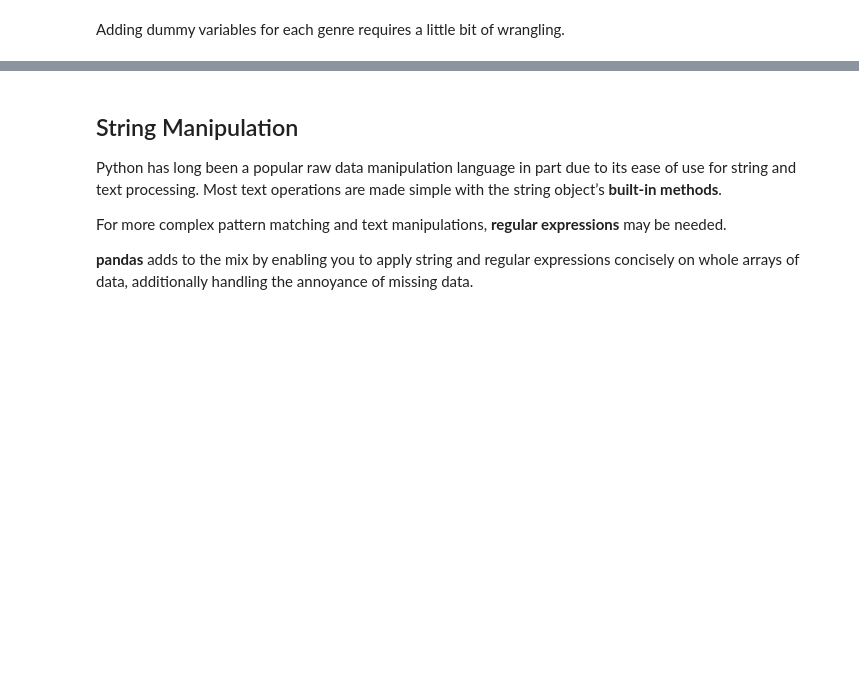
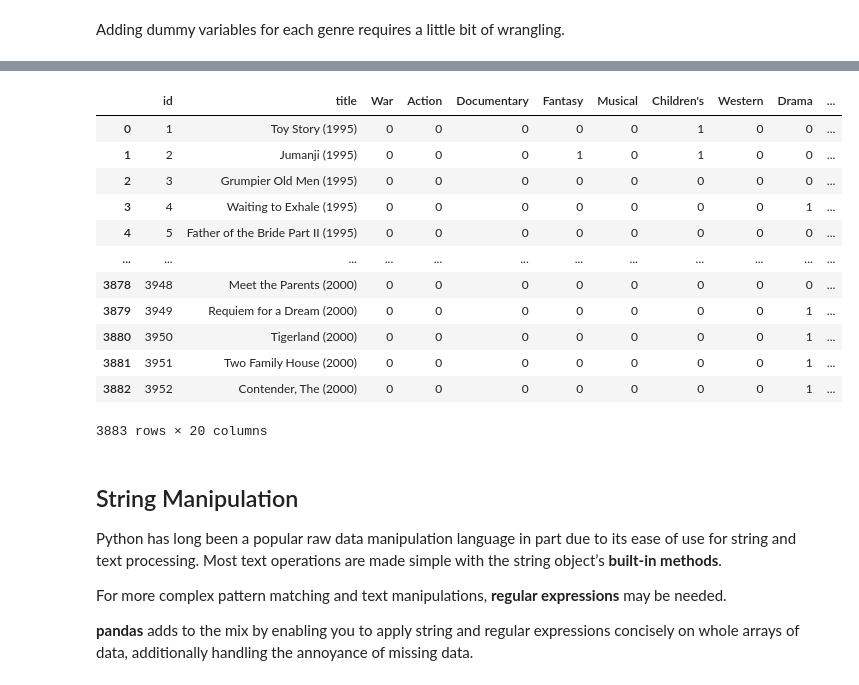
Before and after one commit to OmarInCS/data-analysis-visulization-python, a Jupyter notebook: week2/day2/lesson-7-data-cleaning.ipynb, the cells around one changed output, grey strips where cells are left out. Drawn from its saved outputs; the diff is of its cells as text; code cells hidden in the pictures; blank space fills up the shorter version.

```diff
--- a/week2/day2/lesson-7-data-cleaning.ipynb
+++ b/week2/day2/lesson-7-data-cleaning.ipynb
@@ -73,5 +207,20 @@ Adding dummy variables for each genre requires a little bit of wrangling.
 # %%
 # join the DataFrames 'movies' and 'dummies', then display the first row
+movies.join(dummies).drop(columns="genre")
+# %% [output]
+|  | id | title | War | Action | Documentary | Fantasy | Musical | Children's | Western | Drama | ... |
+| 0 | 1 | Toy Story (1995) | 0 | 0 | 0 | 0 | 0 | 1 | 0 | 0 | ... |
+| 1 | 2 | Jumanji (1995) | 0 | 0 | 0 | 1 | 0 | 1 | 0 | 0 | ... |
+| 2 | 3 | Grumpier Old Men (1995) | 0 | 0 | 0 | 0 | 0 | 0 | 0 | 0 | ... |
+| 3 | 4 | Waiting to Exhale (1995) | 0 | 0 | 0 | 0 | 0 | 0 | 0 | 1 | ... |
+| 4 | 5 | Father of the Bride Part II (1995) | 0 | 0 | 0 | 0 | 0 | 0 | 0 | 0 | ... |
+| ... | ... | ... | ... | ... | ... | ... | ... | ... | ... | ... | ... |
+| 3878 | 3948 | Meet the Parents (2000) | 0 | 0 | 0 | 0 | 0 | 0 | 0 | 0 | ... |
+| 3879 | 3949 | Requiem for a Dream (2000) | 0 | 0 | 0 | 0 | 0 | 0 | 0 | 1 | ... |
+| 3880 | 3950 | Tigerland (2000) | 0 | 0 | 0 | 0 | 0 | 0 | 0 | 1 | ... |
+| 3881 | 3951 | Two Family House (2000) | 0 | 0 | 0 | 0 | 0 | 0 | 0 | 1 | ... |
+| 3882 | 3952 | Contender, The (2000) | 0 | 0 | 0 | 0 | 0 | 0 | 0 | 1 | ... |
+3883 rows × 20 columns
 # %% [markdown]
 ## String Manipulation
 Python has long been a popular raw data manipulation language in part due to its
```
Also changed, not shown: parts of 29 cells of this notebook, 4 other files.
